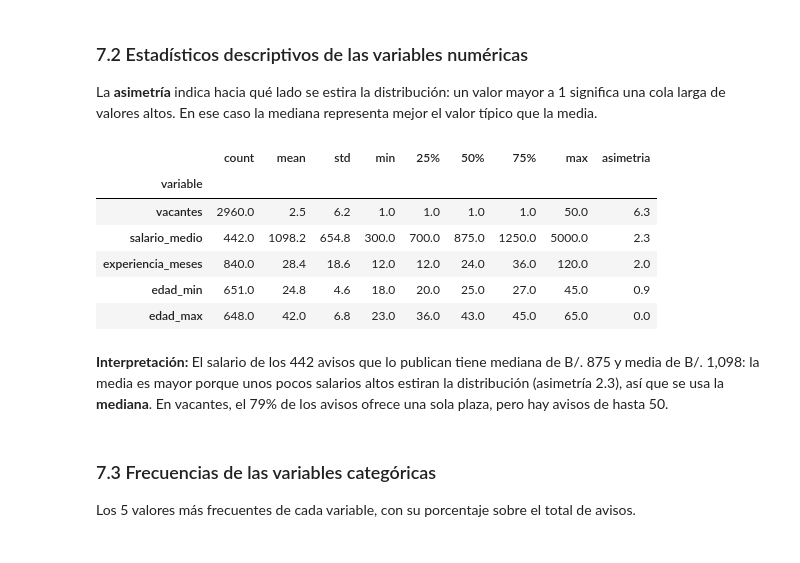
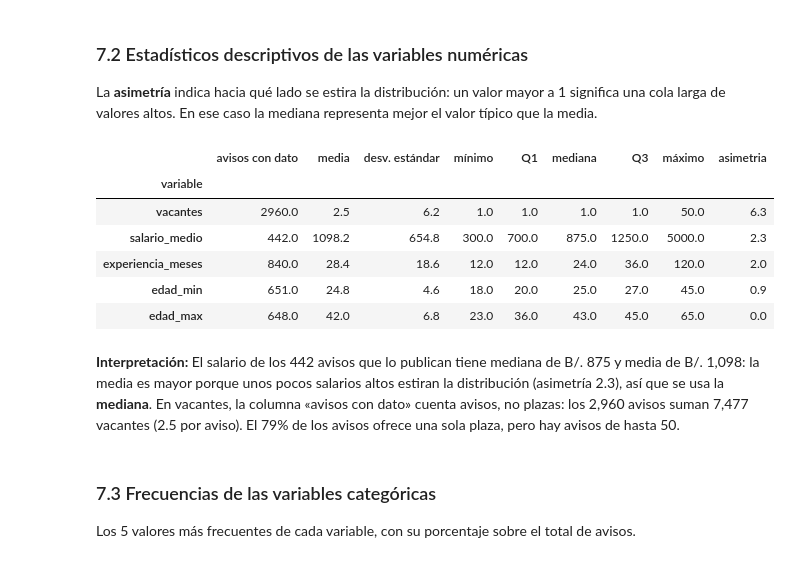
Before and after one commit to simonbustamante/uip-konzerta-2026, a Jupyter notebook: notebooks/proyecto_konzerta.ipynb, the cells around one changed output. Cells and saved outputs as stored; diff of their text form; code cells hidden in the pictures.

```diff
--- a/notebooks/proyecto_konzerta.ipynb
+++ b/notebooks/proyecto_konzerta.ipynb
@@ -1335,26 +1346,38 @@ La **asimetría** indica hacia qué lado se estira la distribución: un valor ma
 # %%
 numericas = ["vacantes", "salario_medio", "experiencia_meses", "edad_min", "edad_max"]
 
 descriptivos = limpio[numericas].describe().T
 descriptivos["asimetria"] = limpio[numericas].skew()
-descriptivos = descriptivos.round(1).rename_axis("variable")
+descriptivos = descriptivos.round(1).rename_axis("variable").rename(columns={
+    "count": "avisos con dato", "mean": "media", "std": "desv. estándar", "min": "mínimo",
+    "25%": "Q1", "50%": "mediana", "75%": "Q3", "max": "máximo"})   # count = avisos con la variable, no la suma
 display(descriptivos)
+
+# Avisos con dato en cada variable numérica: cuántos datos respaldan cada estadístico
+con_dato = descriptivos["avisos con dato"].sort_values()
+fig = px.bar(x=con_dato.values, y=con_dato.index, orientation="h", text=con_dato.values,
+             title=f"El salario solo aparece en {con_dato['salario_medio']:,.0f} de {len(limpio):,} avisos "
+                   f"({con_dato['salario_medio'] / len(limpio):.0%})",
+             labels={"x": "N.º de avisos con dato", "y": ""})
+fig.update_traces(texttemplate="%{text:,.0f}")
+fig.show()
 
 salario = limpio["salario_medio"]
 interpretar(f"El salario de los {salario.count()} avisos que lo publican tiene mediana de B/. {salario.median():,.0f} y media de "
             f"B/. {salario.mean():,.0f}: la media es mayor porque unos pocos salarios altos estiran la distribución "
-            f"(asimetría {salario.skew():.1f}), así que se usa la **mediana**. En vacantes, el "
+            f"(asimetría {salario.skew():.1f}), así que se usa la **mediana**. En vacantes, la columna «avisos con dato» cuenta avisos, no plazas: los {len(limpio):,} avisos suman {limpio['vacantes'].sum():,.0f} vacantes "
+            f"({limpio['vacantes'].mean():.1f} por aviso). El "
             f"{(limpio['vacantes'] == 1).mean():.0%} de los avisos ofrece una sola plaza, pero hay avisos de hasta "
-            f"{limpio['vacantes'].max():.0f}.", "7.2", tablas=[descriptivos])
+            f"{limpio['vacantes'].max():.0f}.", "7.2", fig, tablas=[descriptivos])
 # %% [output]
-|  | count | mean | std | min | 25% | 50% | 75% | max | asimetria |
+|  | avisos con dato | media | desv. estándar | mínimo | Q1 | mediana | Q3 | máximo | asimetria |
 | variable |  |  |  |  |  |  |  |  |  |
 | vacantes | 2960.0 | 2.5 | 6.2 | 1.0 | 1.0 | 1.0 | 1.0 | 50.0 | 6.3 |
 | salario_medio | 442.0 | 1098.2 | 654.8 | 300.0 | 700.0 | 875.0 | 1250.0 | 5000.0 | 2.3 |
 | experiencia_meses | 840.0 | 28.4 | 18.6 | 12.0 | 12.0 | 24.0 | 36.0 | 120.0 | 2.0 |
 | edad_min | 651.0 | 24.8 | 4.6 | 18.0 | 20.0 | 25.0 | 27.0 | 45.0 | 0.9 |
 | edad_max | 648.0 | 42.0 | 6.8 | 23.0 | 36.0 | 43.0 | 45.0 | 65.0 | 0.0 |
-**Interpretación:** El salario de los 442 avisos que lo publican tiene mediana de B/. 875 y media de B/. 1,098: la media es mayor porque unos pocos salarios altos estiran la distribución (asimetría 2.3), así que se usa la **mediana**. En vacantes, el 79% de los avisos ofrece una sola plaza, pero hay avisos de hasta 50.
+**Interpretación:** El salario de los 442 avisos que lo publican tiene mediana de B/. 875 y media de B/. 1,098: la media es mayor porque unos pocos salarios altos estiran la distribución (asimetría 2.3), así que se usa la **mediana**. En vacantes, la columna «avisos con dato» cuenta avisos, no plazas: los 2,960 avisos suman 7,477 vacantes (2.5 por aviso). El 79% de los avisos ofrece una sola plaza, pero hay avisos de hasta 50.
 # %% [markdown]
 ### 7.3 Frecuencias de las variables categóricas
 Los 5 valores más frecuentes de cada variable, con su porcentaje sobre el total de avisos.
```
Also changed, not shown: parts of 6 cells of this notebook, 4 other files.
